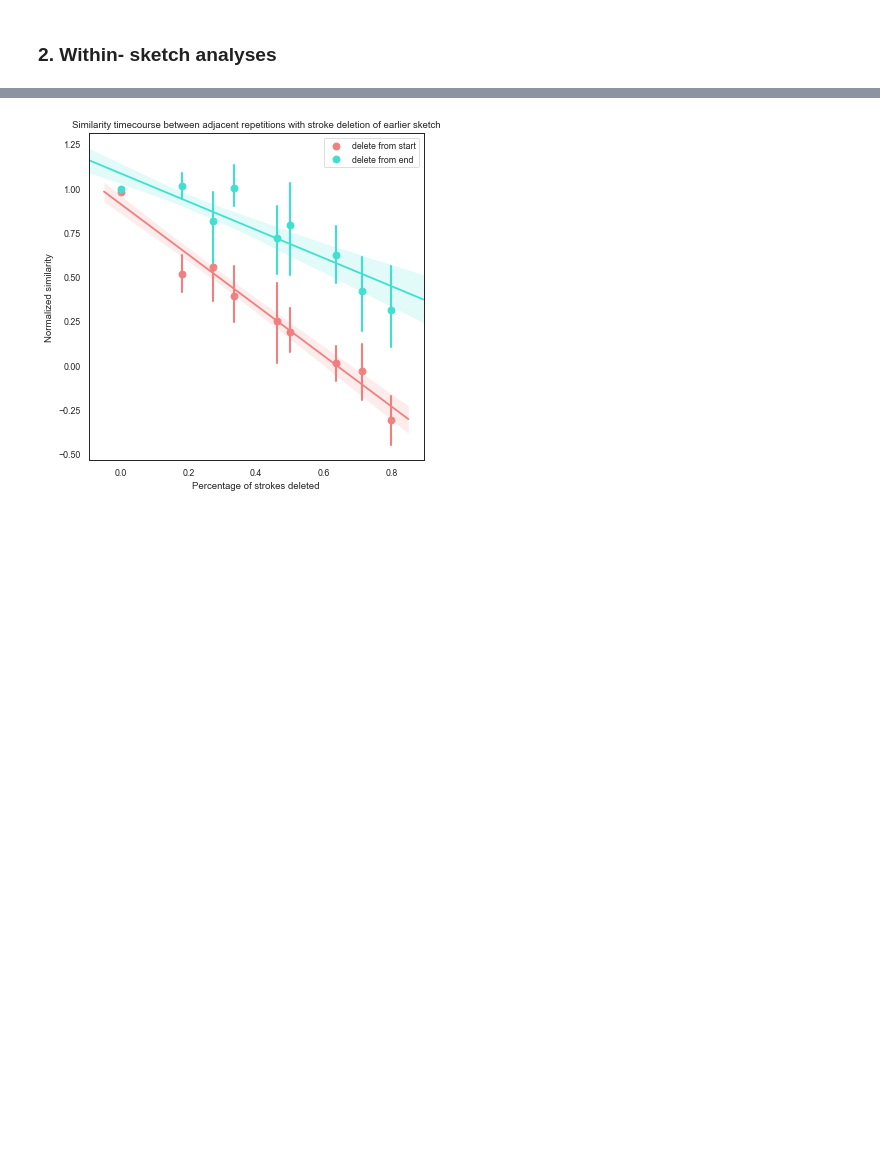
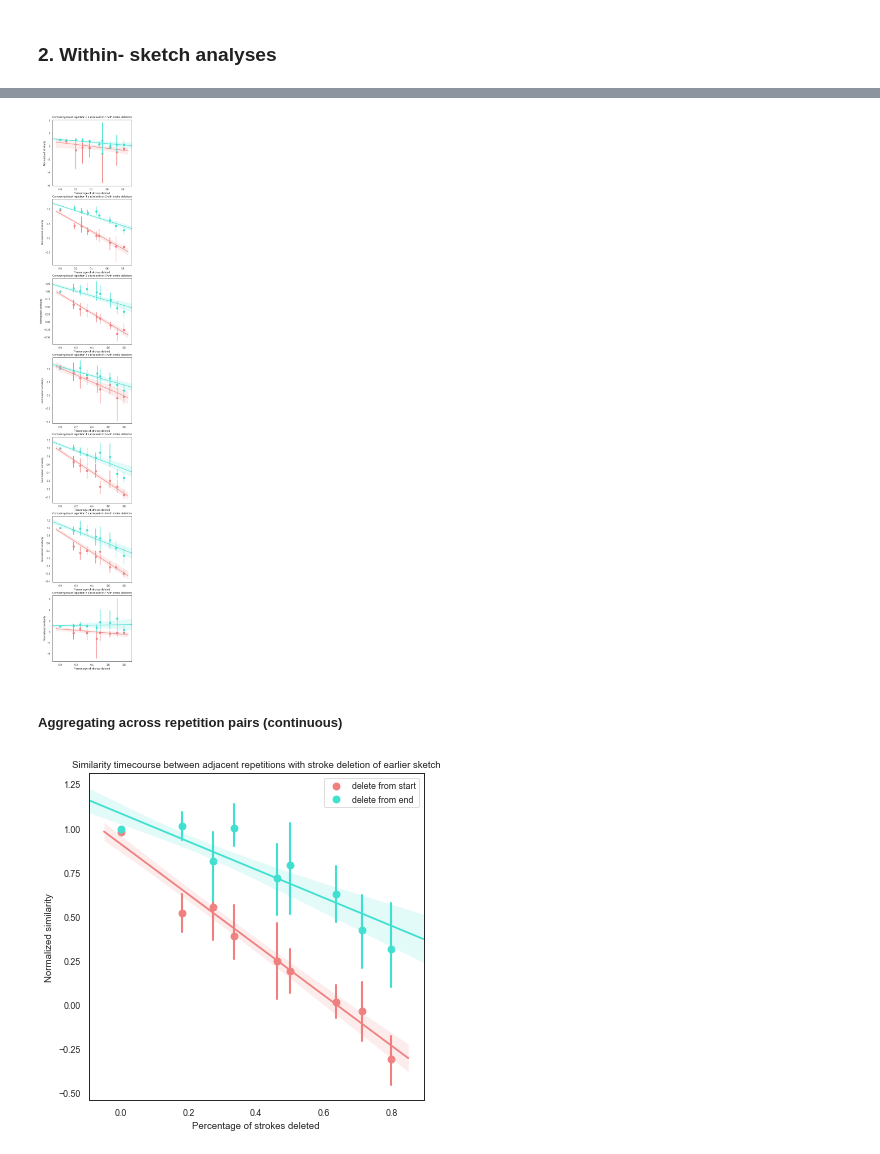
Before and after one commit to cogtoolslab/graphical_conventions_cogsci19, a Jupyter notebook: analysis/ipynb/megsano/analyze_refgame_sketches.ipynb, the cells around one changed output, grey strips where cells are left out. Saved outputs shown, nothing was run; the diff lists cells and outputs as text; code cells hidden in the pictures; blank space fills up the shorter version.

```diff
--- a/analysis/ipynb/megsano/analyze_refgame_sketches.ipynb
+++ b/analysis/ipynb/megsano/analyze_refgame_sketches.ipynb
@@ -198,8 +209,7 @@ D = pd.read_csv(os.path.join(results_dir, 'graphical_conventions.csv'))
 # %%
 # lesion later sketch
 sns.set_context("paper")
-fig, axs = plt.subplots(nrows=2, ncols=4, figsize=(5,35))
-lesion_later_sketch = False
-for base_rep in range(7):
-    for from_start in [True, False]:
-        h.plot_stroke_similarity_rep_specific(D, M_stroke_analysis, F_stroke_analysis, base_rep, from_start, lesion_later_sketch, ax=axs[base_rep])
+fig, axs = plt.subplots(nrows=7, figsize=(5,35))
+h.plot_stroke_similarity_rep_specific(stroke_analysis_df,True, axs)
+# %% [output]
+[figure, added]
@@ -216,2 +216,4 @@ for base_rep in range(7):
+# %% [markdown]
+##### Aggregating across repetition pairs (continuous)
 # %%
 # lesion earlier sketch
```
Also changed, not shown: parts of 12 cells of this notebook.
